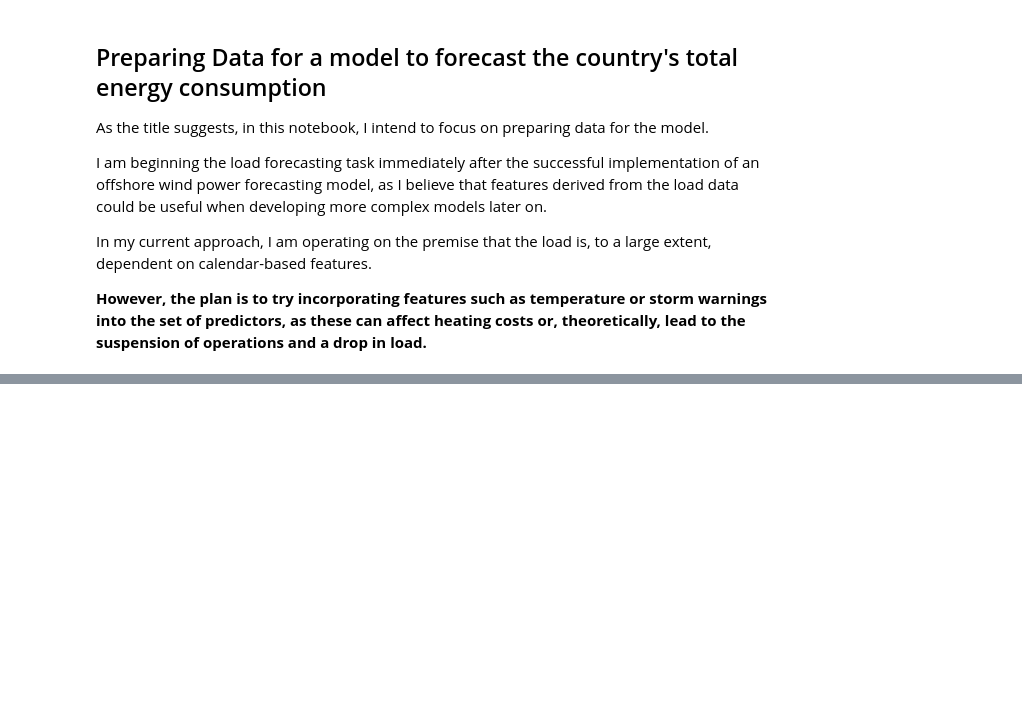
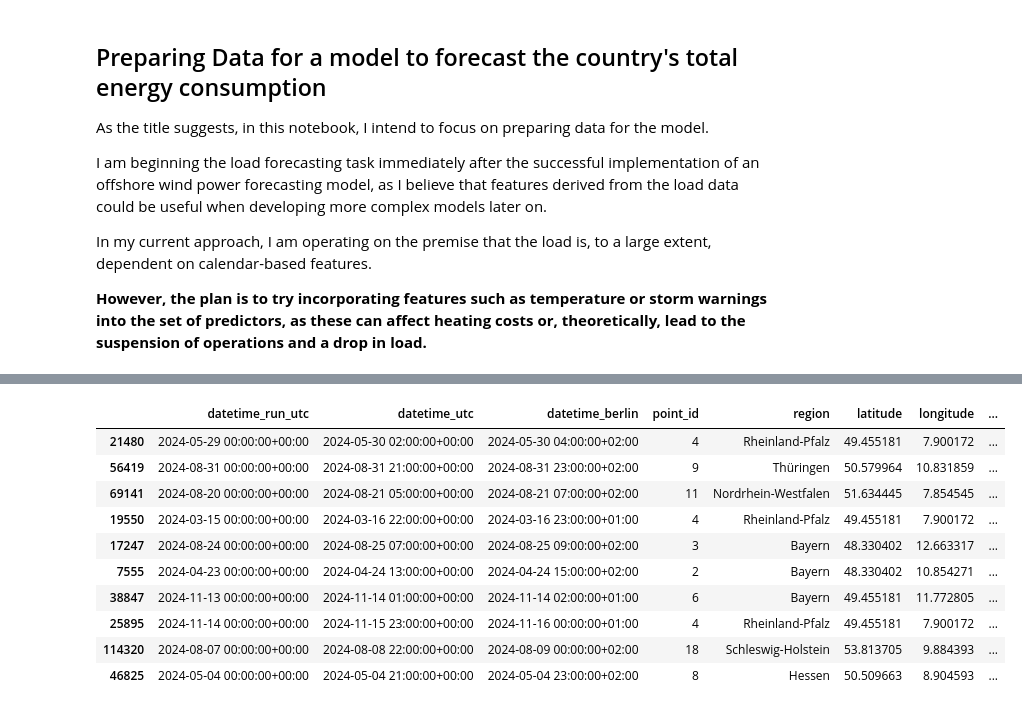
Before and after one commit to anatolii-me/DE-DayAhead-PowerForecast, a Jupyter notebook: notebooks/research_load_model/1_data_preparation.ipynb, the cells around one changed output, grey strips where cells are left out. Saved outputs shown, nothing was run; the diff lists cells and outputs as text; code cells hidden in the pictures; blank space fills up the shorter version.

Commit message:
feat: continued work on feature engineering for the load model

```diff
--- a/notebooks/research_load_model/1_data_preparation.ipynb
+++ b/notebooks/research_load_model/1_data_preparation.ipynb
@@ -146,0 +227,11 @@ state_weights
+# %%
+from utils.germany_grid_map import generate_germany_grid, visualize_grid
+
+# Use the repository's boundary snapshot for reproducible coordinates.
+load_points = generate_germany_grid(
+    n_points=20,
+    states_url=(PROJECT_ROOT / 'utils/germany_states_low.geojson').as_uri(),
+)
+load_points
+
+# visualize_grid(load_points)
@@ -146,0 +327,14 @@ state_weights
+# %%
+load_weather.sample(10)
+# %% [output]
+|  | datetime_run_utc | datetime_utc | datetime_berlin | point_id | region | latitude | longitude | ... |
+| 21480 | 2024-05-29 00:00:00+00:00 | 2024-05-30 02:00:00+00:00 | 2024-05-30 04:00:00+02:00 | 4 | Rheinland-Pfalz | 49.455181 | 7.900172 | ... |
+| 56419 | 2024-08-31 00:00:00+00:00 | 2024-08-31 21:00:00+00:00 | 2024-08-31 23:00:00+02:00 | 9 | Thüringen | 50.579964 | 10.831859 | ... |
+| 69141 | 2024-08-20 00:00:00+00:00 | 2024-08-21 05:00:00+00:00 | 2024-08-21 07:00:00+02:00 | 11 | Nordrhein-Westfalen | 51.634445 | 7.854545 | ... |
+| 19550 | 2024-03-15 00:00:00+00:00 | 2024-03-16 22:00:00+00:00 | 2024-03-16 23:00:00+01:00 | 4 | Rheinland-Pfalz | 49.455181 | 7.900172 | ... |
+| 17247 | 2024-08-24 00:00:00+00:00 | 2024-08-25 07:00:00+00:00 | 2024-08-25 09:00:00+02:00 | 3 | Bayern | 48.330402 | 12.663317 | ... |
+| 7555 | 2024-04-23 00:00:00+00:00 | 2024-04-24 13:00:00+00:00 | 2024-04-24 15:00:00+02:00 | 2 | Bayern | 48.330402 | 10.854271 | ... |
+| 38847 | 2024-11-13 00:00:00+00:00 | 2024-11-14 01:00:00+00:00 | 2024-11-14 02:00:00+01:00 | 6 | Bayern | 49.455181 | 11.772805 | ... |
+| 25895 | 2024-11-14 00:00:00+00:00 | 2024-11-15 23:00:00+00:00 | 2024-11-16 00:00:00+01:00 | 4 | Rheinland-Pfalz | 49.455181 | 7.900172 | ... |
+| 114320 | 2024-08-07 00:00:00+00:00 | 2024-08-08 22:00:00+00:00 | 2024-08-09 00:00:00+02:00 | 18 | Schleswig-Holstein | 53.813705 | 9.884393 | ... |
+| 46825 | 2024-05-04 00:00:00+00:00 | 2024-05-04 21:00:00+00:00 | 2024-05-04 23:00:00+02:00 | 8 | Hessen | 50.509663 | 8.904593 | ... |
```
Also changed, not shown: parts of 13 cells of this notebook.
